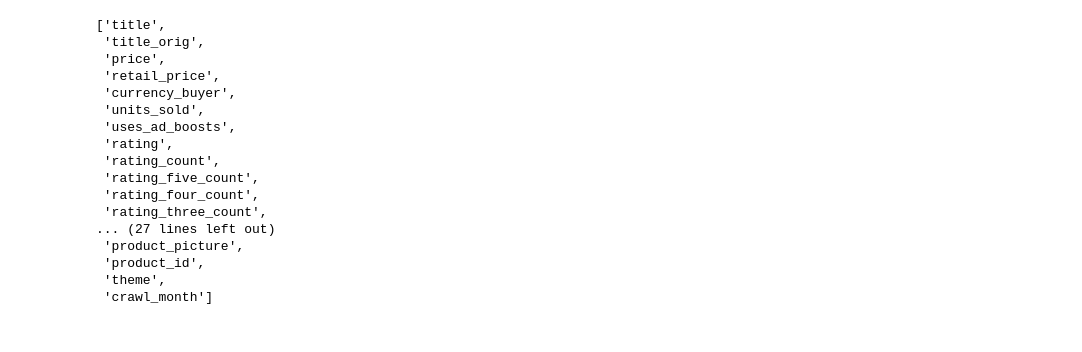
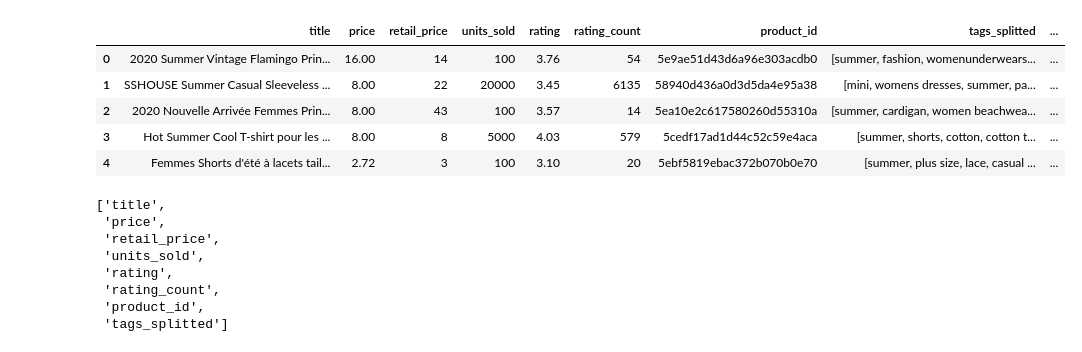
Before and after one commit to martina-dc/Data_Science, a Jupyter notebook: wish/summer_sales.ipynb, the cells around one changed output. Cells and saved outputs as stored; diff of their text form; code cells hidden in the pictures.

```diff
--- a/wish/summer_sales.ipynb
+++ b/wish/summer_sales.ipynb
@@ -7,4 +13,4 @@ import os
 # %%
-bajada = pd.read_csv('wish/summer-products-with-rating-and-performance_2020-08.csv', sep = ',')
+bajada = pd.read_csv('summer-products-with-rating-and-performance_2020-08.csv', sep = ',')
 # %%
 df = bajada.copy()
@@ -16,0 +17,3 @@ df.head(1)
+# %%
+df = df[['title',  'price',  'retail_price', 'units_sold',  'rating',  'rating_count','tags','product_id']]
+df.head(1)
@@ -16,0 +43,4 @@ df.head(1)
+# %%
+df['tags_splitted'] = [[*item.split(',')] for item in df['tags_splitted'] ]
+df = df.drop('tags', axis = 1)
+df.head(1)
@@ -16,0 +50,3 @@ df.head(1)
+# %%
+df.loc[:, 'diferencia_precios'] = df['retail_price']/df['price']-1
+columnas = ['price', 'diferencia_precios','units_sold', 'rating']
@@ -17,20 +59,24 @@ df.head(1)
+# %%
+
+km = KMeans(n_clusters = 4, init = 'random', random_state = 0)
+y_km = km.fit_predict(df[columnas])
+df['Cluster'] = y_km
+df.head()
+# %% [output]
+|  | title | price | retail_price | units_sold | rating | rating_count | product_id | tags_splitted | ... |
+| 0 | 2020 Summer Vintage Flamingo Prin... | 16.00 | 14 | 100 | 3.76 | 54 | 5e9ae51d43d6a96e303acdb0 | [summer, fashion, womenunderwears... | ... |
+| 1 | SSHOUSE Summer Casual Sleeveless ... | 8.00 | 22 | 20000 | 3.45 | 6135 | 58940d436a0d3d5da4e95a38 | [mini, womens dresses, summer, pa... | ... |
+| 2 | 2020 Nouvelle Arrivée Femmes Prin... | 8.00 | 43 | 100 | 3.57 | 14 | 5ea10e2c617580260d55310a | [summer, cardigan, women beachwea... | ... |
+| 3 | Hot Summer Cool T-shirt pour les ... | 8.00 | 8 | 5000 | 4.03 | 579 | 5cedf17ad1d44c52c59e4aca | [summer, shorts, cotton, cotton t... | ... |
+| 4 | Femmes Shorts d'été à lacets tail... | 2.72 | 3 | 100 | 3.10 | 20 | 5ebf5819ebac372b070b0e70 | [summer, plus size, lace, casual ... | ... |
 # %%
 list(df)
 # %% [output]
 ['title',
- 'title_orig',
  'price',
  'retail_price',
- 'currency_buyer',
  'units_sold',
- 'uses_ad_boosts',
  'rating',
  'rating_count',
- 'rating_five_count',
- 'rating_four_count',
- 'rating_three_count',
-... (27 lines left out)
- 'product_picture',
  'product_id',
- 'theme',
- 'crawl_month']
+ 'tags_splitted']
```
Also changed, not shown: parts of 7 cells of this notebook.
